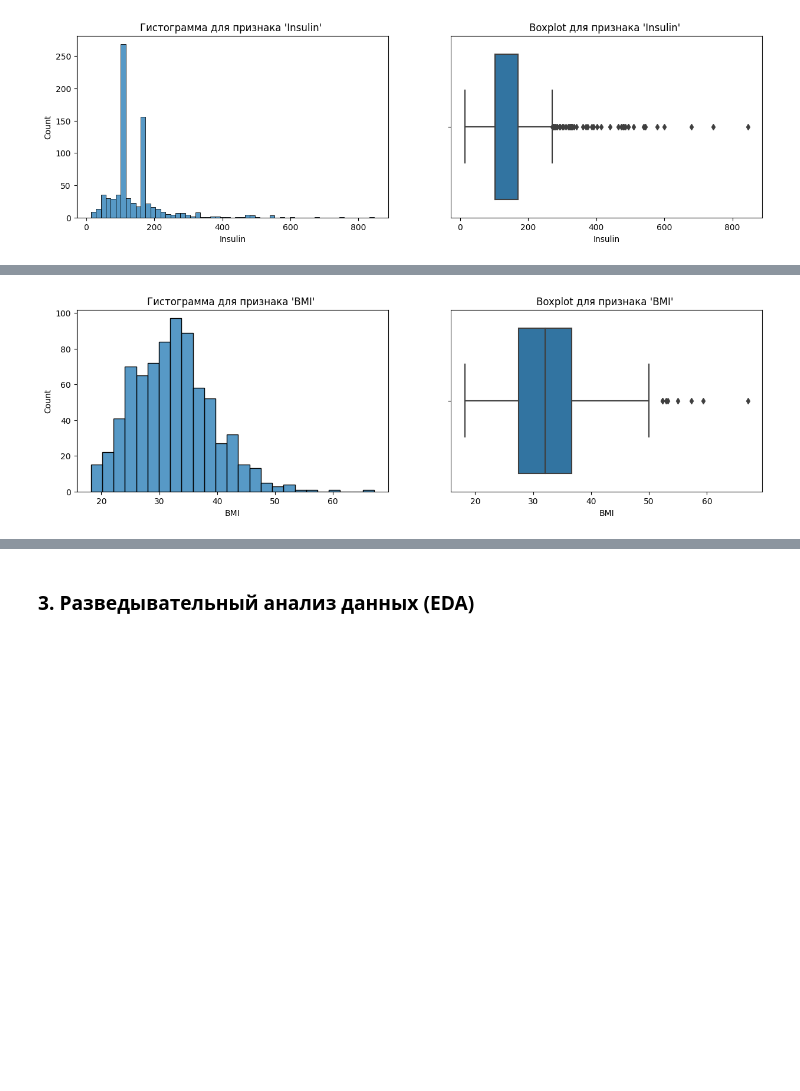
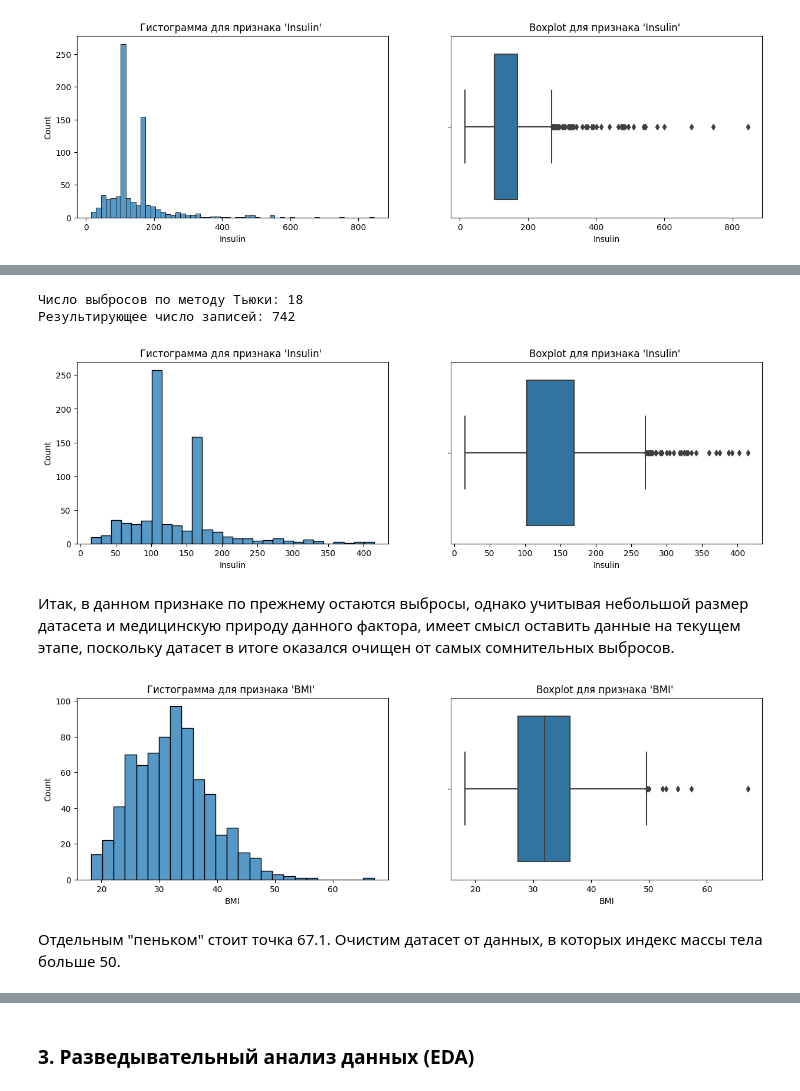
Before and after one commit to Nadarsa/sf_data_science, a Jupyter notebook: PROJECT-FINAL/graduation_project.ipynb, the cells around one changed output, grey strips where cells are left out. Saved outputs shown, nothing was run; the diff lists cells and outputs as text; code cells hidden in the pictures; blank space fills up the shorter version.

```diff
--- a/PROJECT-FINAL/graduation_project.ipynb
+++ b/PROJECT-FINAL/graduation_project.ipynb
@@ -308,8 +368,29 @@ boxplot.set_title("Boxplot для признака 'Insulin' ");
+# %%
+outliers_new, cleaned_new = outliers_iqr(cleaned, 'Insulin')
+print(f'Число выбросов по методу Тьюки: {outliers_new.shape[0]}')
+print(f'Результирующее число записей: {cleaned_new.shape[0]}')
+# %% [output]
+Число выбросов по методу Тьюки: 18
+Результирующее число записей: 742
+# %%
+# график после очистки от выбросов согласно критерию Тьюки
+
+fig, axes = plt.subplots(nrows=1, ncols=2, figsize=(15, 4))
+histplot = sns.histplot(data=cleaned_new, x='Insulin', ax=axes[0]);
+histplot.set_title("Гистограмма для признака 'Insulin' ");
+boxplot = sns.boxplot(data=cleaned_new, x='Insulin', ax=axes[1]);
+boxplot.set_title("Boxplot для признака 'Insulin' ");
+# %% [output]
+[figure, added]
+# %% [markdown]
+Итак, в данном признаке по прежнему остаются выбросы, однако учитывая небольшой размер датасета и медицинскую природу данного фактора, имеет смысл оставить данные на текущем этапе, поскольку датасет в итоге оказался очищен от самых сомнительных выбросов.
 # %%
 fig, axes = plt.subplots(nrows=1, ncols=2, figsize=(15, 4))
-histplot = sns.histplot(data=data, x='BMI', ax=axes[0]);
+histplot = sns.histplot(data=cleaned_new, x='BMI', ax=axes[0]);
 histplot.set_title("Гистограмма для признака 'BMI' ");
-boxplot = sns.boxplot(data=data, x='BMI', ax=axes[1]);
+boxplot = sns.boxplot(data=cleaned_new, x='BMI', ax=axes[1]);
 boxplot.set_title("Boxplot для признака 'BMI' ");
 # %% [output]
-[figure, old version]
+[figure, new version]
+# %% [markdown]
+Отдельным "пеньком" стоит точка 67.1. Очистим датасет от данных, в которых индекс массы тела больше 50.
```
Also changed, not shown: parts of 28 cells of this notebook, 1 other file.
